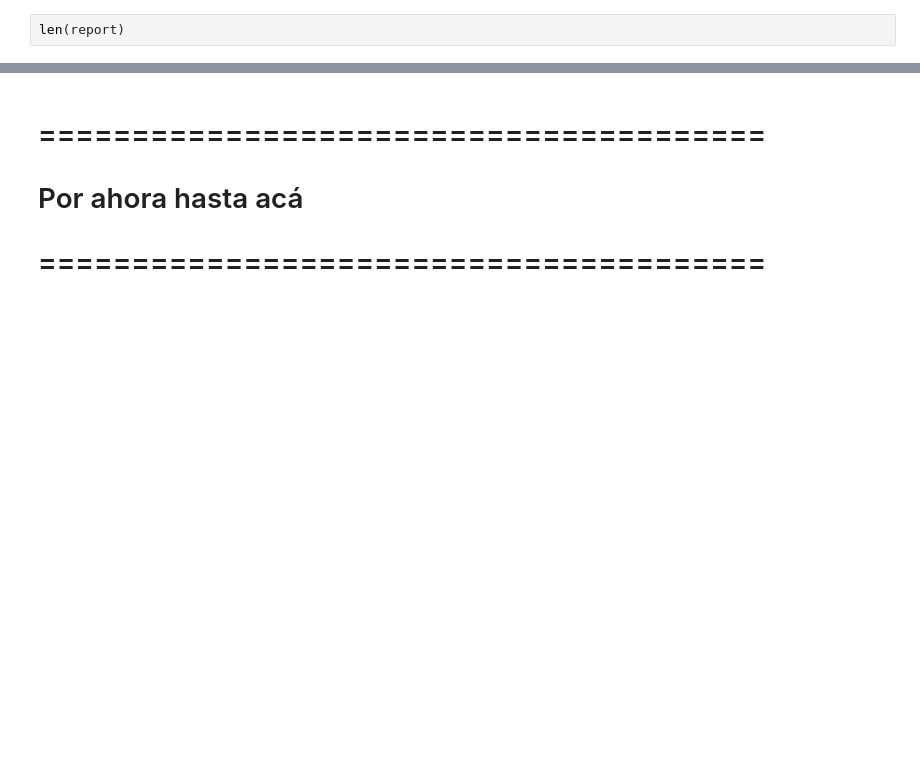
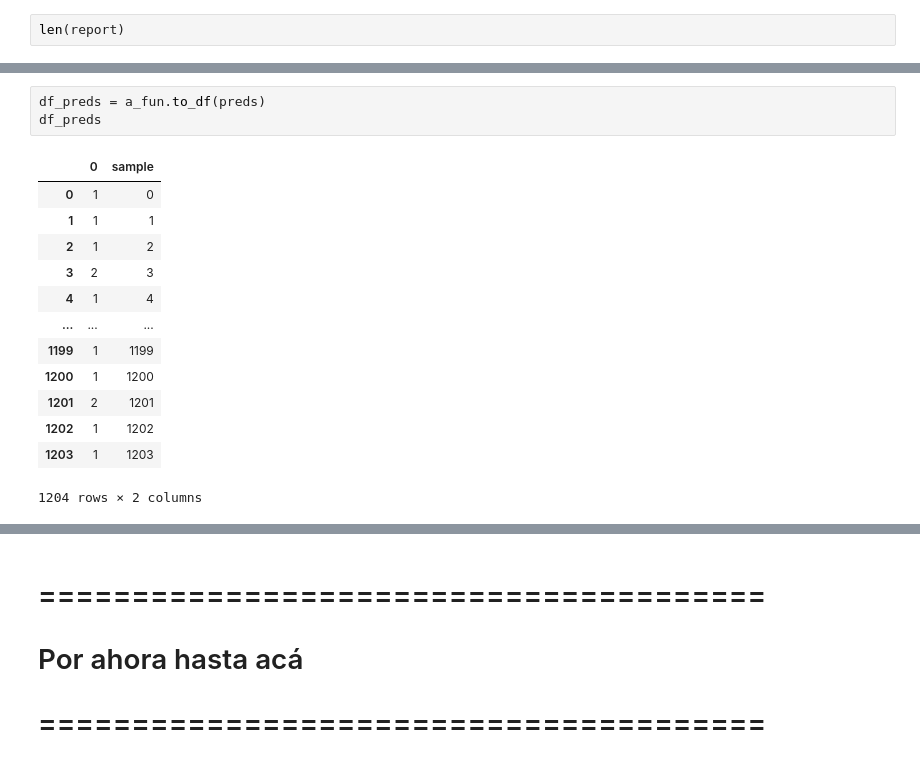
Before and after one commit to alexchavez1980/repo_tesis, a Jupyter notebook: a_Lag&DrugSignal_v4.ipynb, the cells around one changed output, grey strips where cells are left out. Drawn from its saved outputs; the diff is of its cells as text; blank space fills up the shorter version.

```diff
--- a/a_Lag&DrugSignal_v4.ipynb
+++ b/a_Lag&DrugSignal_v4.ipynb
@@ -411,0 +342,17 @@ len(report)
+# %%
+df_preds = a_fun.to_df(preds)
+df_preds
+# %% [output]
+|  | 0 | sample |
+| 0 | 1 | 0 |
+| 1 | 1 | 1 |
+| 2 | 1 | 2 |
+| 3 | 2 | 3 |
+| 4 | 1 | 4 |
+| ... | ... | ... |
+| 1199 | 1 | 1199 |
+| 1200 | 1 | 1200 |
+| 1201 | 2 | 1201 |
+| 1202 | 1 | 1202 |
+| 1203 | 1 | 1203 |
+1204 rows × 2 columns
```
Also changed, not shown: parts of 8 cells of this notebook, 11 other files.
